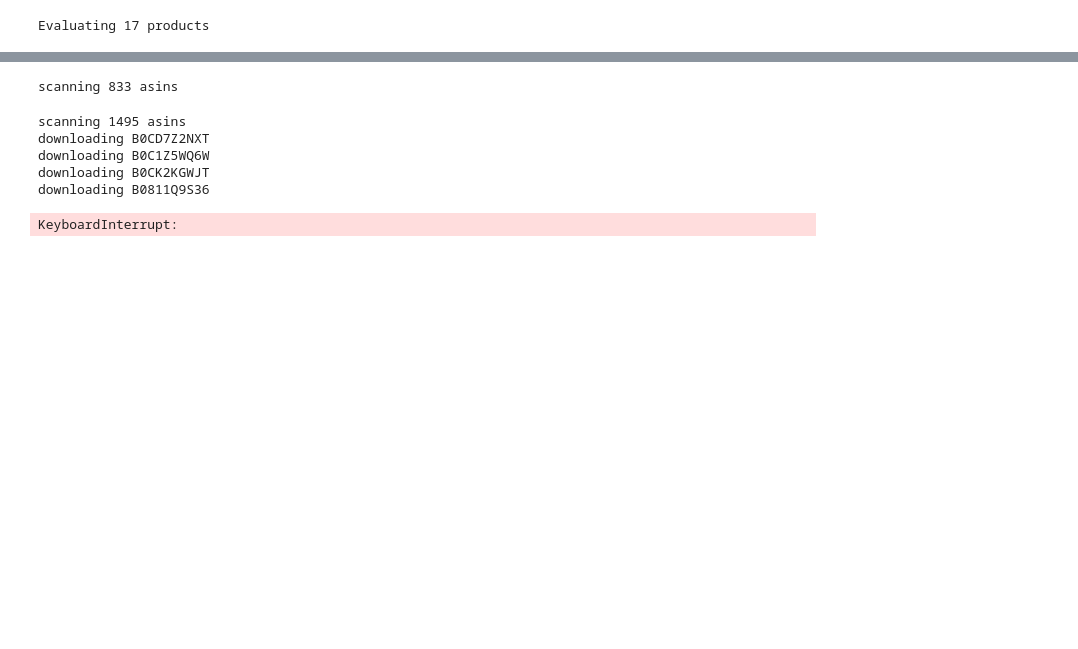
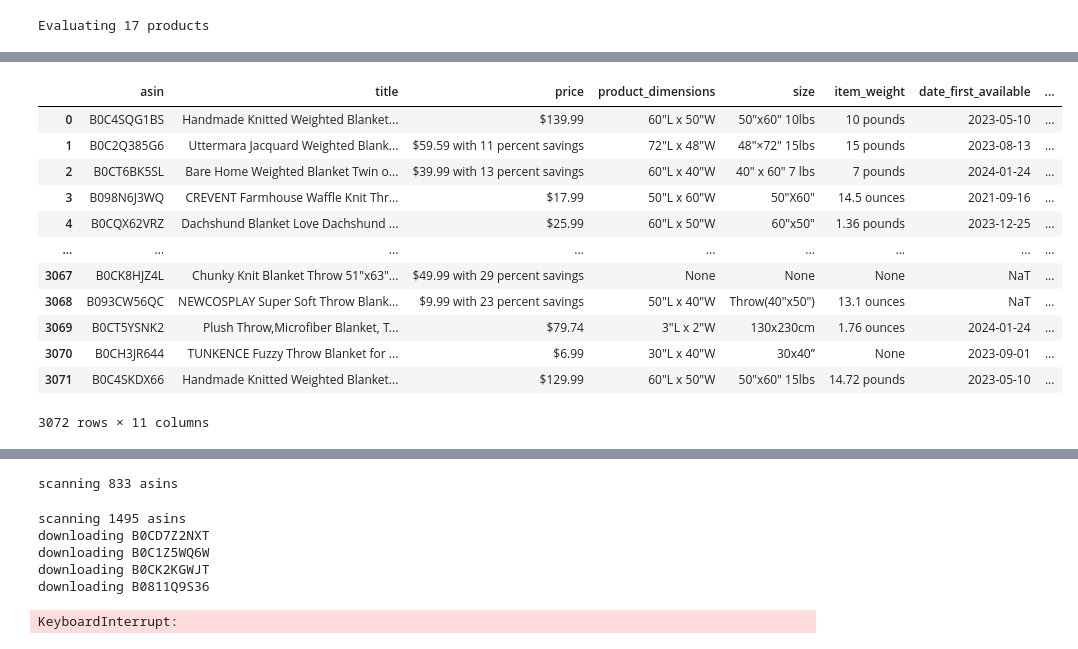
Before and after one commit to parkerhancock/amazon_scan, a Jupyter notebook: amazon_scrape/scrape.ipynb, the cells around one changed output, grey strips where cells are left out. Cells and saved outputs as stored; diff of their text form; code cells hidden in the pictures; blank space fills up the shorter version.

```diff
--- a/amazon_scrape/scrape.ipynb
+++ b/amazon_scrape/scrape.ipynb
@@ -195,0 +164,54 @@ FileNotFoundError: [Errno 2] No such file or directory: 'data/B08R9CLM5Y.json'
+# %%
+data_files = list(data_dir.glob("*.json"))
+def download_image(data_path):
+    data = json.loads(data_path.read_text())
+    image_url = data['cover_image']
+    out_path = image_dir / f"{data_path.stem}.{image_url.split('.')[-1]}"
+    if out_path.exists() and out_path.stat().st_size > 0:
+        return
+    response = requests.get(image_url, headers=headers, cookies=cookies)
+    try:
+        response.raise_for_status()
+        out_path.write_bytes(response.content)
+    except requests.exceptions.HTTPError as e:
+        print(f"Failed to download {image_url}: {e}")
+
+with mp.Pool() as pool:
+    pool.map(download_image, data_files)
+# %%
+from dateutil.parser import parse as parse_dt
+
+def create_row(path):
+    data = json.loads(path.read_text())
+    return {
+        "asin": path.stem,
+        "title": data['product_title'],
+        "price": data['price'],
+        "product_dimensions": data['product_details'].get('product_dimensions', None),
+        "size": data['product_details'].get('size', None),
+        "item_weight": data['product_details'].get('item_weight', None),
+        "date_first_available": parse_dt(data['product_details']['date_first_available']) if 'date_first_available' in data['product_details'] else None,
+        "merchant_name": data['merchant_name'],
+        "merchant_url": data['merchant_url'],
+        "seller_id": data['seller_id'],
+        "cover_image": f"images/{path.stem}.{data['cover_image'].split('.')[-1]}"
+    }
+
+import pandas as pd
+
+blanket_df = pd.DataFrame.from_records([create_row(f) for f in data_files])
+blanket_df.to_ex
+# %% [output]
+|  | asin | title | price | product_dimensions | size | item_weight | date_first_available | ... |
+| 0 | B0C4SQG1BS | Handmade Knitted Weighted Blanket... | $139.99 | 60"L x 50"W | 50"x60" 10lbs | 10 pounds | 2023-05-10 | ... |
+| 1 | B0C2Q385G6 | Uttermara Jacquard Weighted Blank... | $59.59 with 11 percent savings | 72"L x 48"W | 48"×72" 15lbs | 15 pounds | 2023-08-13 | ... |
+| 2 | B0CT6BK5SL | Bare Home Weighted Blanket Twin o... | $39.99 with 13 percent savings | 60"L x 40"W | 40" x 60" 7 lbs | 7 pounds | 2024-01-24 | ... |
+| 3 | B098N6J3WQ | CREVENT Farmhouse Waffle Knit Thr... | $17.99 | 50"L x 60"W | 50"X60" | 14.5 ounces | 2021-09-16 | ... |
+| 4 | B0CQX62VRZ | Dachshund Blanket Love Dachshund ... | $25.99 | 60"L x 50"W | 60"x50" | 1.36 pounds | 2023-12-25 | ... |
+| ... | ... | ... | ... | ... | ... | ... | ... | ... |
+| 3067 | B0CK8HJZ4L | Chunky Knit Blanket Throw 51"x63"... | $49.99 with 29 percent savings | None | None | None | NaT | ... |
+| 3068 | B093CW56QC | NEWCOSPLAY Super Soft Throw Blank... | $9.99 with 23 percent savings | 50"L x 40"W | Throw(40"x50") | 13.1 ounces | NaT | ... |
+| 3069 | B0CT5YSNK2 | Plush Throw,Microfiber Blanket, T... | $79.74 | 3"L x 2"W | 130x230cm | 1.76 ounces | 2024-01-24 | ... |
+| 3070 | B0CH3JR644 | TUNKENCE Fuzzy Throw Blanket for ... | $6.99 | 30"L x 40"W | 30x40” | None | 2023-09-01 | ... |
+| 3071 | B0C4SKDX66 | Handmade Knitted Weighted Blanket... | $129.99 | 60"L x 50"W | 50"x60" 15lbs | 14.72 pounds | 2023-05-10 | ... |
+3072 rows × 11 columns
```
Also changed, not shown: parts of 8 cells of this notebook.
